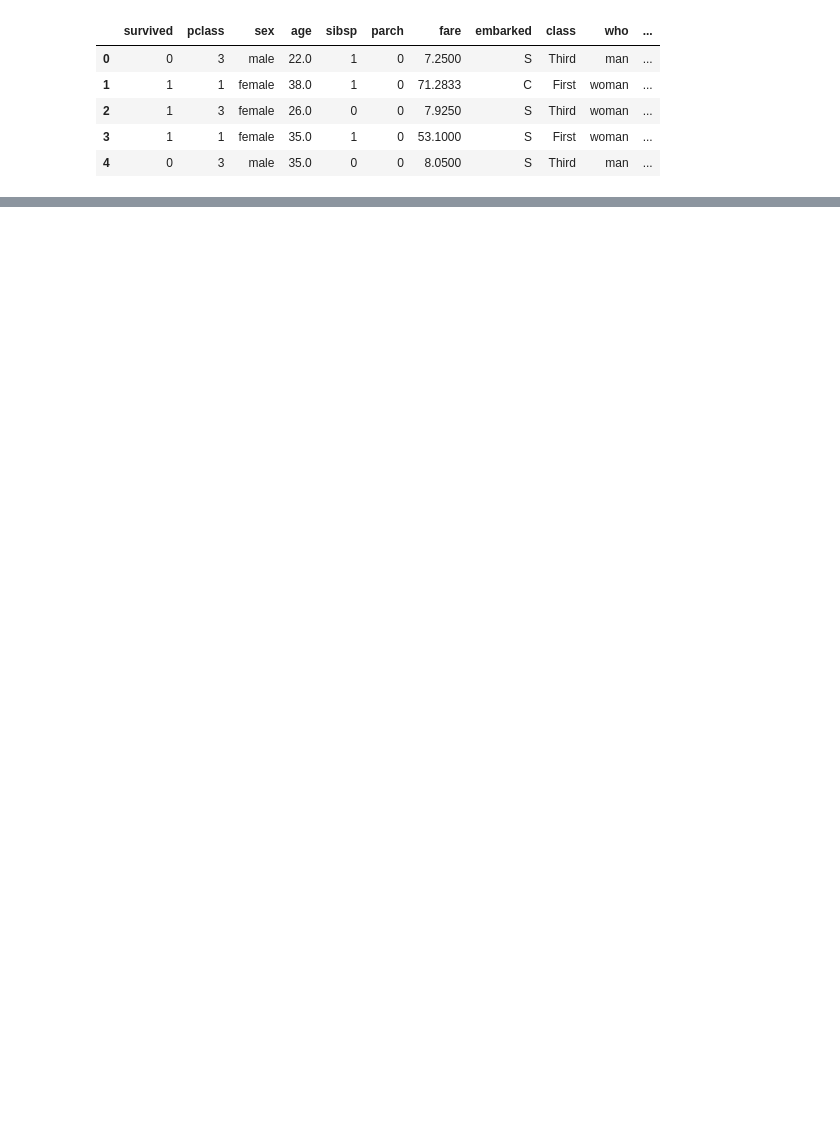
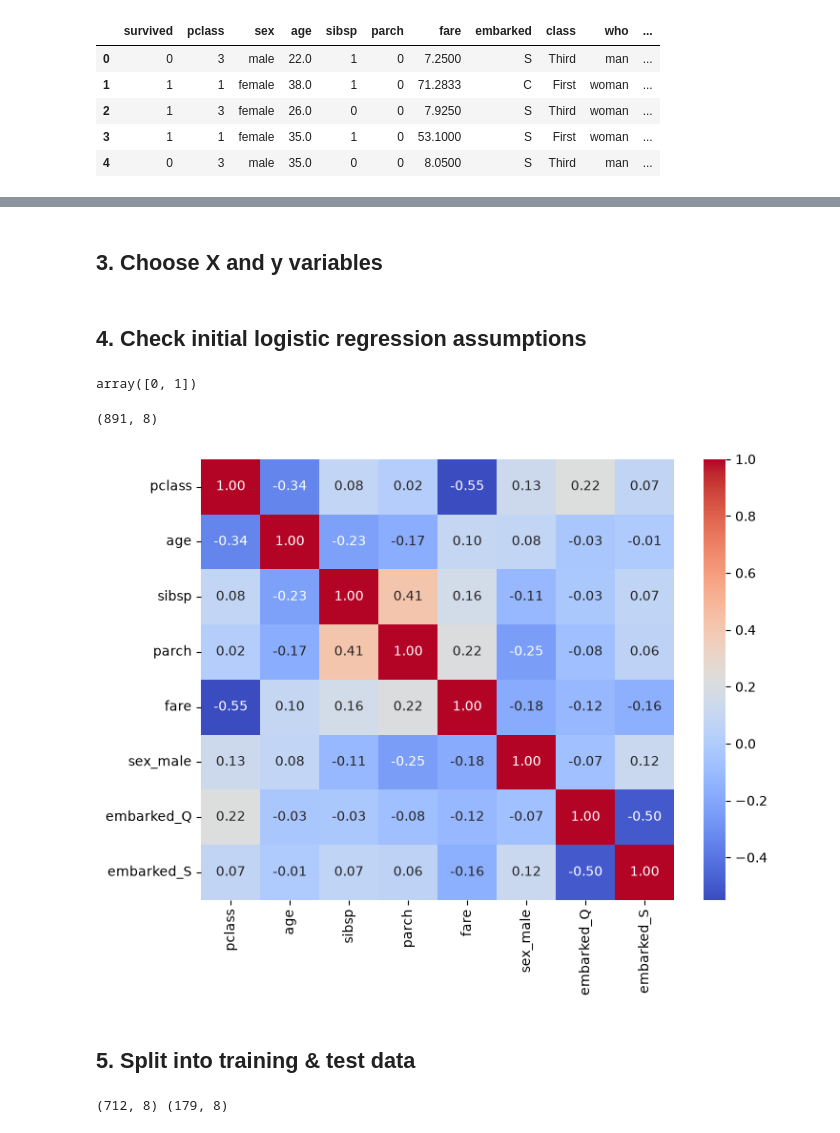
Before and after one commit to TuhinShaikh/Logistic-Regression, a Jupyter notebook: titanic_logistic_regression.ipynb, the cells around one changed output, grey strips where cells are left out. Cells and saved outputs as stored; diff of their text form; code cells hidden in the pictures; blank space fills up the shorter version.

```diff
--- a/titanic_logistic_regression.ipynb
+++ b/titanic_logistic_regression.ipynb
@@ -21,0 +144,2 @@ df.head()
+# %% [markdown]
+## 3. Choose X and y variables
@@ -21,0 +148,20 @@ df.head()
+# %%
+X = df[["pclass", "sex", "age", "sibsp", "parch", "fare", "embarked"]]  # inputs the model learns from
+# %% [markdown]
+## 4. Check initial logistic regression assumptions
+# %%
+y.unique()  # checking binary target
+# %% [output]
+array([0, 1])
+# %%
+X.shape  # sample size
+# %% [output]
+(891, 8)
+# %%
+plt.figure(figsize=(8, 6))  # make the chart bigger
+sns.heatmap(X.corr(), annot=True, cmap="coolwarm", fmt=".2f")  # correlation between inputs, look for values near 1 or -1
+plt.show()
+# %% [output]
+[figure, added]
+# %% [markdown]
+## 5. Split into training & test data
@@ -21,0 +170,4 @@ df.head()
+# %%
+print(X_train.shape, X_test.shape)  # rows and columns in train and test
+# %% [output]
+(712, 8) (179, 8)
```
Also changed, not shown: parts of 23 cells of this notebook.
